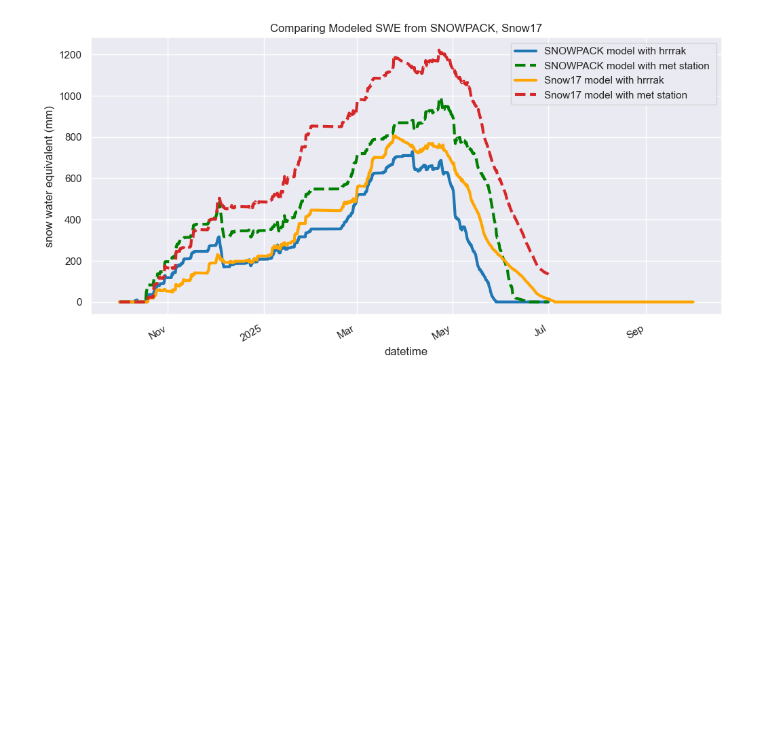
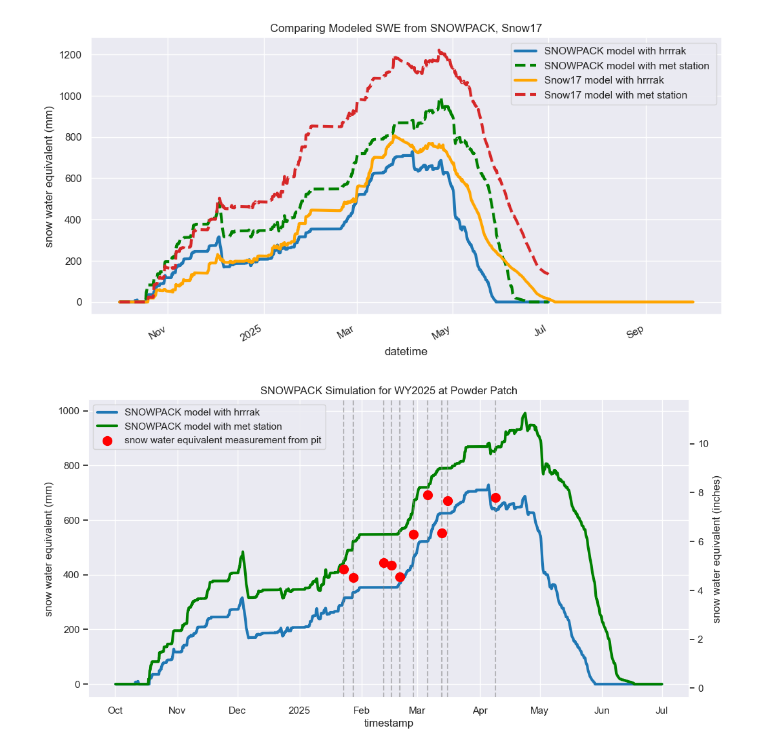
Before and after one commit to cassielumbrazo/snow_modeling_point, a Jupyter notebook: sites/ppsa2/3_read_snowpack_snow17_with_met.ipynb, the cells around one changed output. Saved outputs shown, nothing was run; the diff lists cells and outputs as text; code cells hidden in the pictures; blank space fills up the shorter version.

```diff
--- a/sites/ppsa2/3_read_snowpack_snow17_with_met.ipynb
+++ b/sites/ppsa2/3_read_snowpack_snow17_with_met.ipynb
@@ -300,3 +405,34 @@ plt.ylabel('snow water equivalent (mm)')
 plt.show()
 # %% [output]
 [figure]
+# %%
+# SWE
+ds_hrrrak_snowpack.SWE.plot(label = 'SNOWPACK model with hrrrak', linewidth = 3, color='tab:blue')
+ds_met_snowpack.SWE.plot(label = 'SNOWPACK model with met station ', linewidth = 3, color='green')
+
+# plot the manual swe measurements from df_dates
+# add verticle lines for the dates in df_dates
+for date in df_dates.index:
+    plt.axvline(x=date, color='grey', linestyle='--', alpha=0.5)
+
+    # add a large dot for the snow depth at that date
+plt.scatter(df_dates.index, df_dates['swe'], color='red', s=100, zorder=5, label='snow water equivalent measurement from pit')
+
+plt.title('SNOWPACK Simulation for WY2025 at Powder Patch')
+plt.legend()
+
+# plt.ylim([-10, 300])
+
+plt.ylabel('snow water equivalent (mm)')
+
+# add a second y-axis for inches
+ax2 = plt.gca().twinx()
+ax2.set_ylabel('snow water equivalent (inches)')
+ax2.set_ylim([-10*0.0393701, 300*0.0393701])
+
+# remove second grid
+ax2.grid(False)
+
+plt.show()
+# %% [output]
+[figure, added]
```
Also changed, not shown: parts of 4 cells of this notebook, 1 other file.
